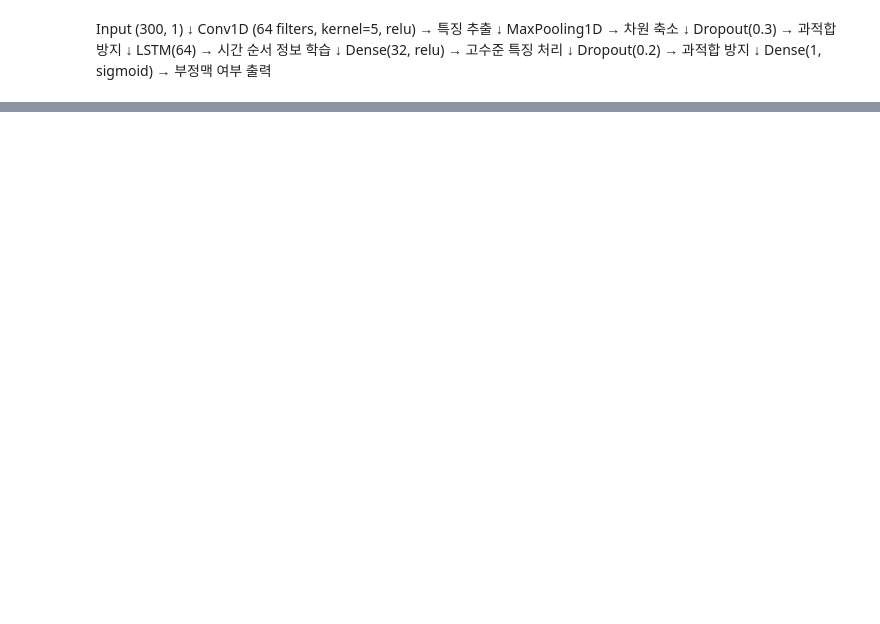
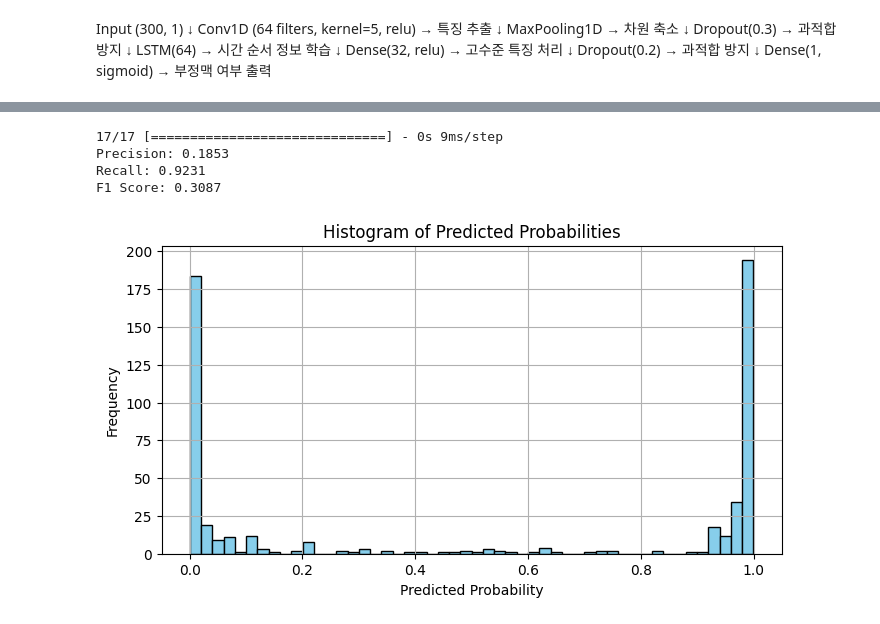
Before and after one commit to Freezens/ppg_project, a Jupyter notebook: Conv1D+LSTM.ipynb, the cells around one changed output, grey strips where cells are left out. Saved outputs shown, nothing was run; the diff lists cells and outputs as text; code cells hidden in the pictures; blank space fills up the shorter version.

```diff
--- a/Conv1D+LSTM.ipynb
+++ b/Conv1D+LSTM.ipynb
@@ -89,0 +184,52 @@ Validation Accuracy: 0.8200
+# %%
+import numpy as np
+from sklearn.preprocessing import MinMaxScaler
+from sklearn.metrics import recall_score, f1_score
+from sklearn.metrics import precision_score
+
+
+# 1. 데이터 불러오기
+test_n = np.load('normal_test_data.npy')      # 정상 샘플
+test_abn = np.load('abnormal_test_data.npy')  # 이상 샘플
+
+# 2. X, y 구성
+X_test = np.concatenate([test_n, test_abn], axis=0)
+y_test = np.array([0]*len(test_n) + [1]*len(test_abn))  # 0: 정상, 1: 이상
+
+# 3. 전처리: 정규화 및 reshape
+scaler = MinMaxScaler()
+X_test_scaled = np.array([scaler.fit_transform(x.reshape(-1, 1)).flatten() for x in X_test])
+X_test_scaled = X_test_scaled.reshape(-1, 100, 1)  # (샘플 수, 길이, 채널)
+
+# 4. 모델 예측
+y_pred_prob = model.predict(X_test_scaled)
+
+# 5. 이진화 (0.5 기준으로)
+y_pred = (y_pred_prob >= 0.9).astype(int).flatten()
+
+# 6. 평가 지표 계산
+recall = recall_score(y_test, y_pred)
+f1 = f1_score(y_test, y_pred)
+precision = precision_score(y_test, y_pred)
+
+print(f"Precision: {precision:.4f}")
+print(f"Recall: {recall:.4f}")
+print(f"F1 Score: {f1:.4f}")
+# %% [output]
+17/17 [==============================] - 0s 9ms/step
+Precision: 0.1853
+Recall: 0.9231
+F1 Score: 0.3087
+# %%
+import matplotlib.pyplot as plt
+
+# 전체 y_pred_prob 히스토그램
+plt.figure(figsize=(8, 4))
+plt.hist(y_pred_prob, bins=50, color='skyblue', edgecolor='black')
+plt.title("Histogram of Predicted Probabilities")
+plt.xlabel("Predicted Probability")
+plt.ylabel("Frequency")
+plt.grid(True)
+plt.show()
+# %% [output]
+[figure, added]
```
Also changed, not shown: parts of 11 cells of this notebook, 1 other file.
